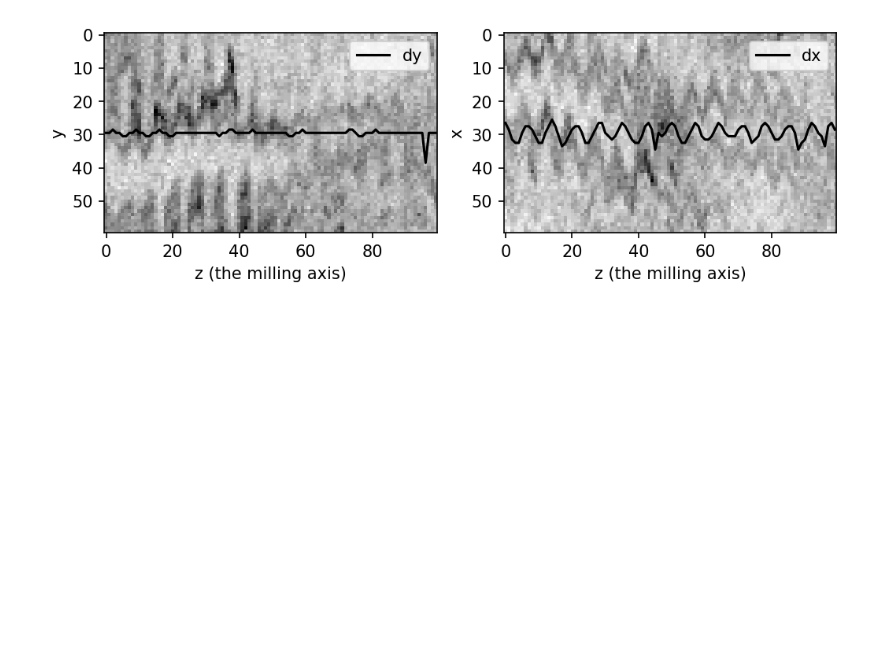
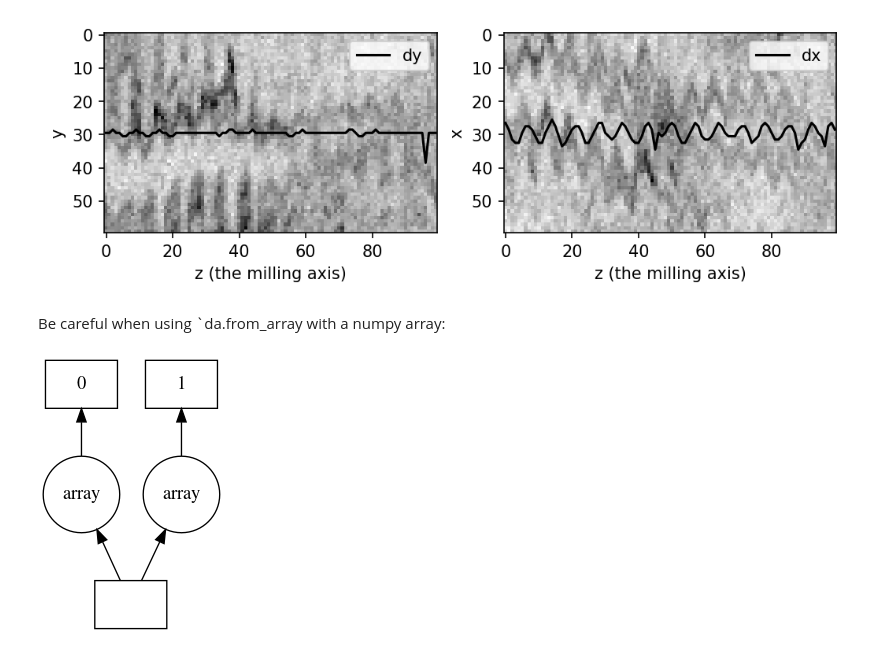
Before and after one commit to d-v-b/presentations, a Jupyter notebook: JaneliaSciComp_Jan132020/dask_demo.ipynb, the cells around one changed output. Saved outputs shown, nothing was run; the diff lists cells and outputs as text; code cells hidden in the pictures; blank space fills up the shorter version.

```diff
--- a/JaneliaSciComp_Jan132020/dask_demo.ipynb
+++ b/JaneliaSciComp_Jan132020/dask_demo.ipynb
@@ -160,3 +170,9 @@ for ind,ax in enumerate(axs):
     ax.legend()
 # %% [output]
 [figure]
+# %% [markdown]
+Be careful when using `da.from_array with a numpy array:
+# %%
+da.from_array(np.zeros(2), chunks=(1,)).visualize()
+# %% [output]
+[figure, added]
```
Also changed, not shown: parts of 11 cells of this notebook.
